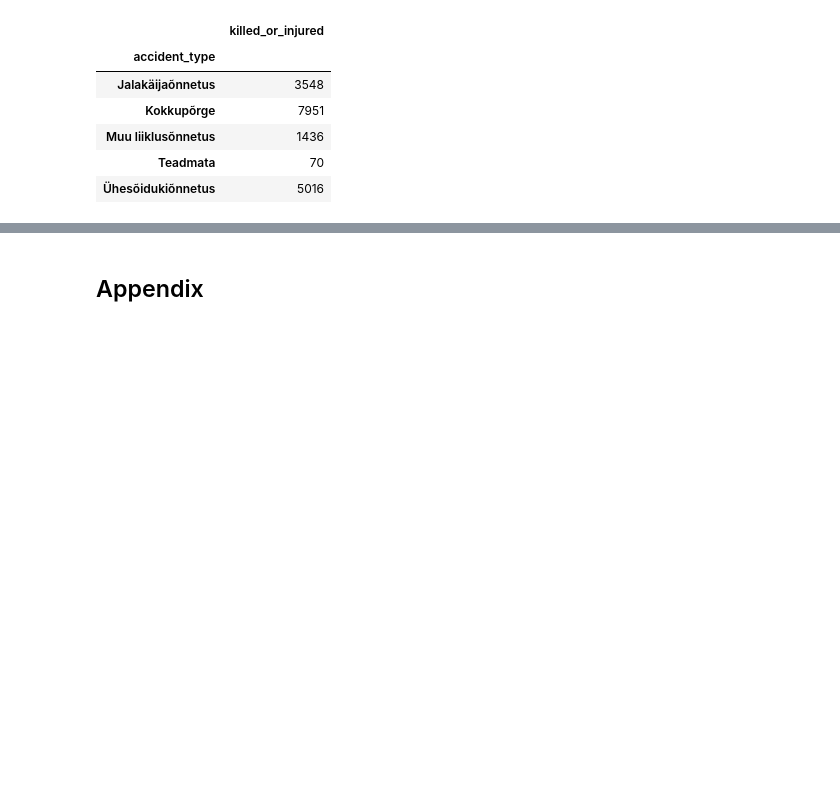
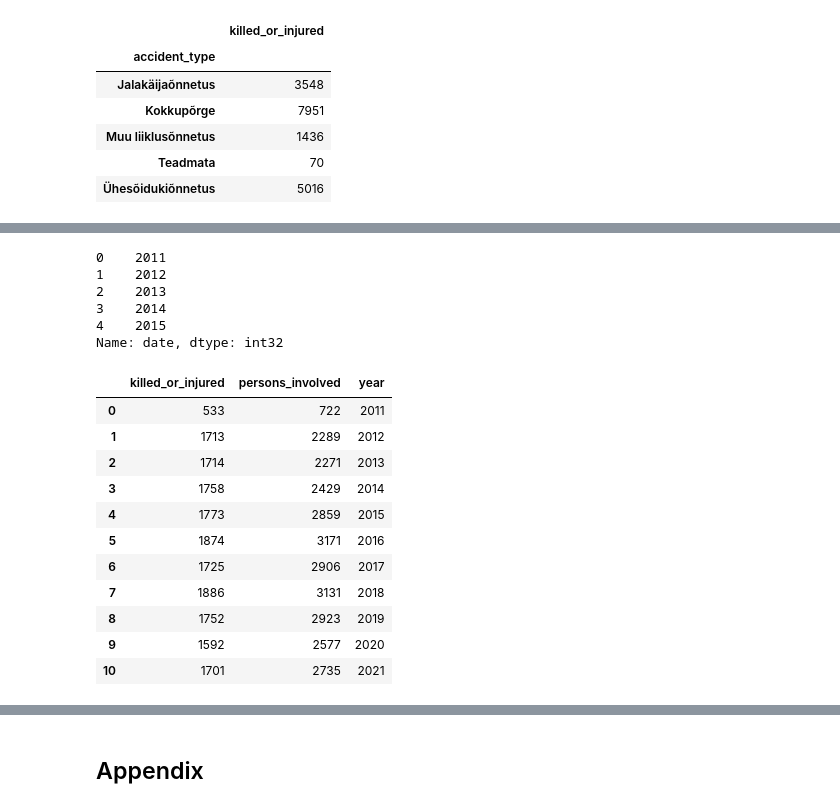
Before and after one commit to andybega/dataframes-workshop, a Jupyter notebook: dataframes.ipynb, the cells around one changed output, grey strips where cells are left out. Cells and saved outputs as stored; diff of their text form; code cells hidden in the pictures; blank space fills up the shorter version.

```diff
--- a/dataframes.ipynb
+++ b/dataframes.ipynb
@@ -268,0 +313,8 @@ df2.plot.point("x", "y")
+# %%
+by_year = (accidents
+           .loc[:, ["date", "killed_or_injured", "persons_involved"]]
+           .resample(rule="YE", on="date")
+           .sum()
+)
+
+by_year.head()
@@ -268,0 +344,32 @@ df2.plot.point("x", "y")
+# %%
+# To extract the year from the date we can use this:
+by_year["date"].dt.year.head()
+# %% [output]
+0    2011
+1    2012
+2    2013
+3    2014
+4    2015
+Name: date, dtype: int32
+# %%
+# Create a new column with the year
+by_year["year"] = by_year["date"].dt.year
+# Drop the date column; we could also do this by selecting all columns but
+# the one we want to drop, but this is more explicit
+by_year = by_year.drop("date", axis=1)
+# bring year to the first position
+by_year = by_year[["year", "persons_involved", "killed_or_injured"]]
+by_year
+# %% [output]
+|  | killed_or_injured | persons_involved | year |
+| 0 | 533 | 722 | 2011 |
+| 1 | 1713 | 2289 | 2012 |
+| 2 | 1714 | 2271 | 2013 |
+| 3 | 1758 | 2429 | 2014 |
+| 4 | 1773 | 2859 | 2015 |
+| 5 | 1874 | 3171 | 2016 |
+| 6 | 1725 | 2906 | 2017 |
+| 7 | 1886 | 3131 | 2018 |
+| 8 | 1752 | 2923 | 2019 |
+| 9 | 1592 | 2577 | 2020 |
+| 10 | 1701 | 2735 | 2021 |
```
Also changed, not shown: parts of 135 cells of this notebook, 1 other file.
